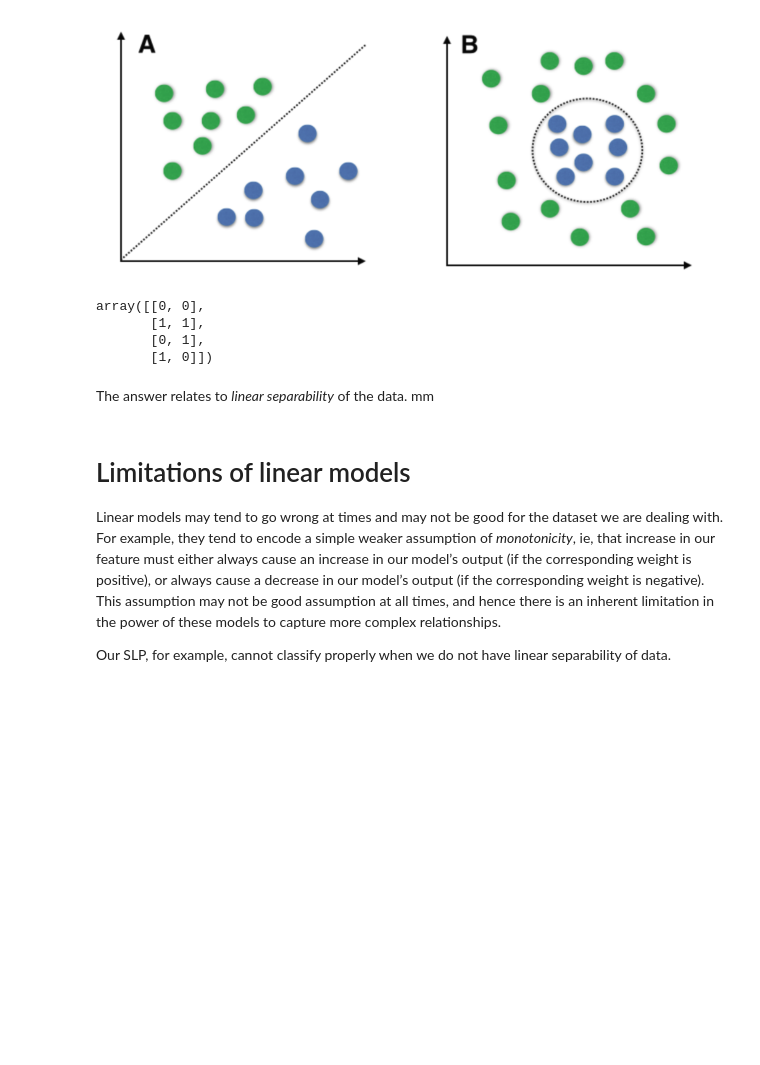
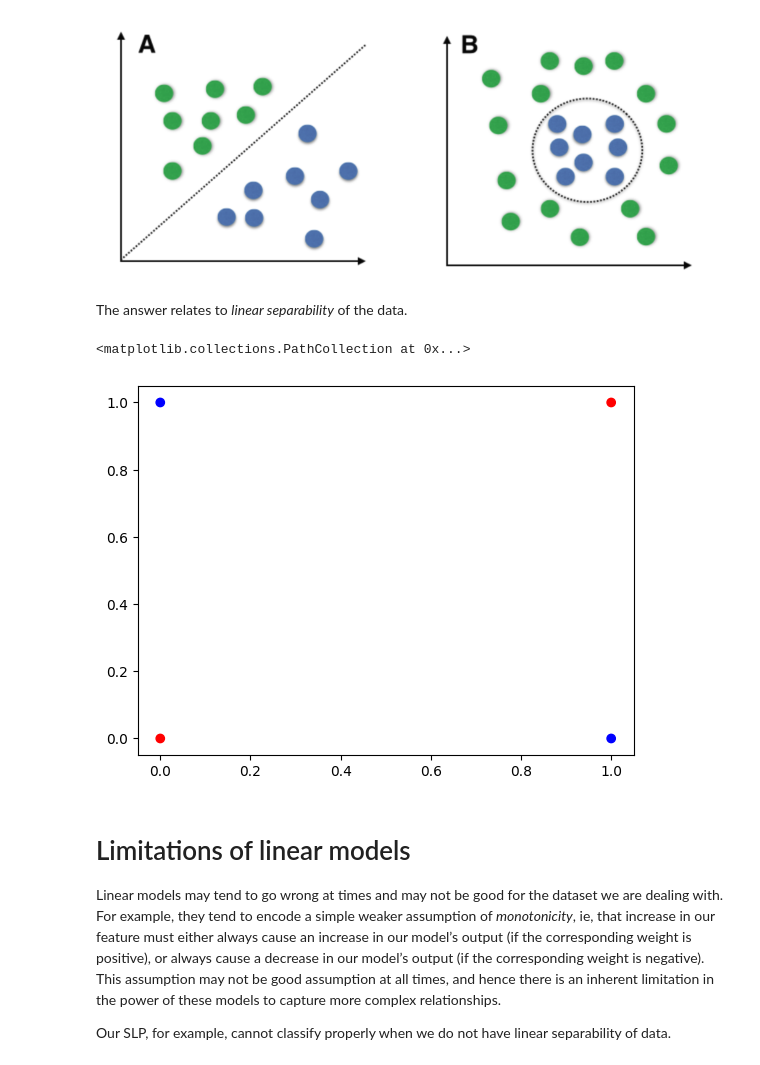
Before and after one commit to Adevanahalli/AIML_Training-Archana, a Jupyter notebook: PSU_Day_03_Multi_Layer_Perceptron_(MLP).ipynb, the cells around one changed output. Cells and saved outputs as stored; diff of their text form; code cells hidden in the pictures; blank space fills up the shorter version.

```diff
--- a/PSU_Day_03_Multi_Layer_Perceptron_(MLP).ipynb
+++ b/PSU_Day_03_Multi_Layer_Perceptron_(MLP).ipynb
@@ -29,19 +29,20 @@ If you recall, the perceptron was able to classify for the rest of the logic gat
 Hint: Try plotting the XOR function on a graph.
 # %% [markdown]
 ![image.png](embedded-picture-1)
+# %% [markdown]
+The answer relates to *linear separability* of the data.
 # %%
+
 import numpy as np
+import matplotlib.pyplot as plt
 xor=np.array([[0,0,0],[1,1,0],[0,1,1],[1,0,1]])
-points=xor[:,:2]
-plot()
+x=xor[:,:1]
+y=xor[:,1:2]
+colors = ['red','red','blue','blue']
+plt.scatter(x,y,color=colors)
 # %% [output]
-array([[0, 0],
-       [1, 1],
-       [0, 1],
-       [1, 0]])
+<matplotlib.collections.PathCollection at 0x...>
+[figure, added]
-# %% [markdown]
-The answer relates to *linear separability* of the data.
-mm
 # %% [markdown]
 # Limitations of linear models
 
```
